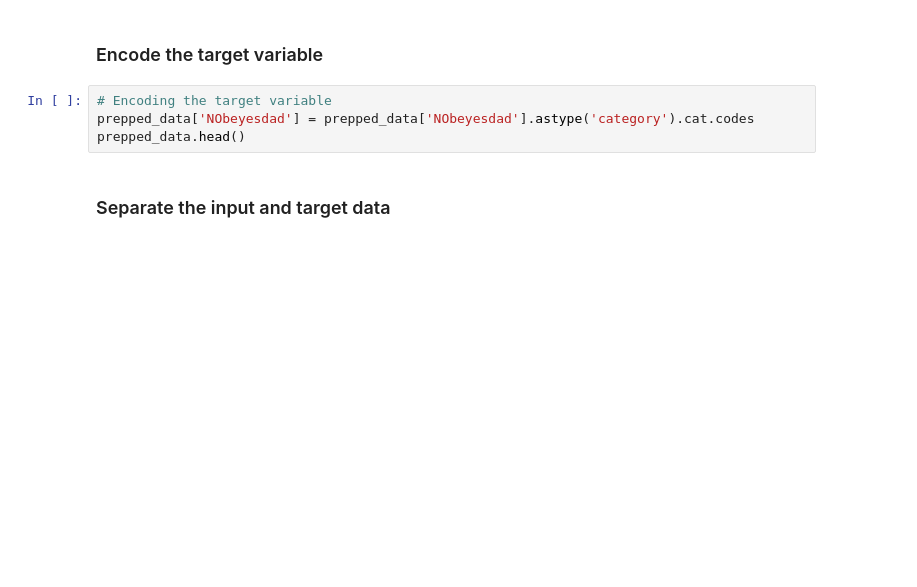
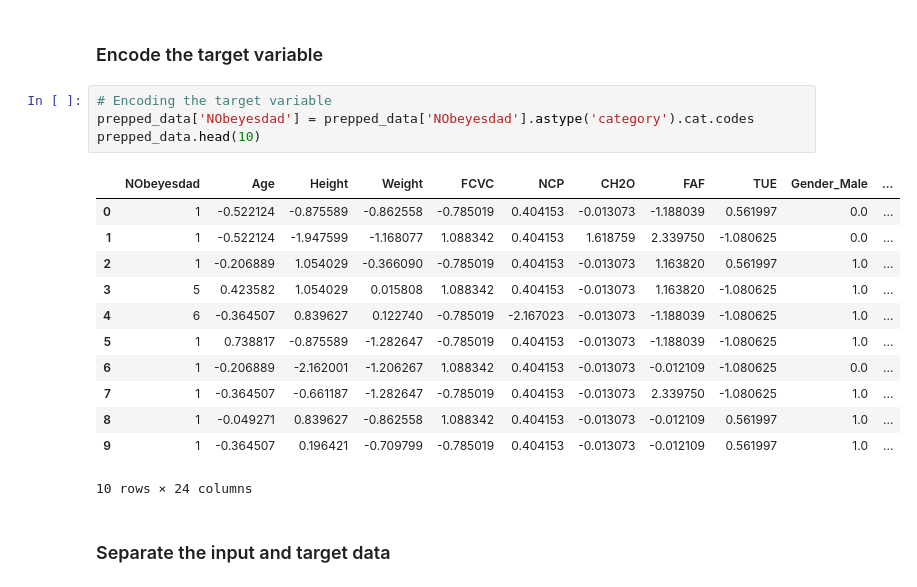
Before and after one commit to AhmadTawil1/ibm-machine-learning, a Jupyter notebook: module3-supervised-learning-models/Multi-class_Classification.ipynb, the cells around one changed output. Saved outputs shown, nothing was run; the diff lists cells and outputs as text; blank space fills up the shorter version.

```diff
--- a/module3-supervised-learning-models/Multi-class_Classification.ipynb
+++ b/module3-supervised-learning-models/Multi-class_Classification.ipynb
@@ -346,7 +387,20 @@ You will observe that all the categorical variables have now been modified to on
 # %%
 # Encoding the target variable
 prepped_data['NObeyesdad'] = prepped_data['NObeyesdad'].astype('category').cat.codes
-prepped_data.head()
+prepped_data.head(10)
+# %% [output]
+|  | NObeyesdad | Age | Height | Weight | FCVC | NCP | CH2O | FAF | TUE | Gender_Male | ... |
+| 0 | 1 | -0.522124 | -0.875589 | -0.862558 | -0.785019 | 0.404153 | -0.013073 | -1.188039 | 0.561997 | 0.0 | ... |
+| 1 | 1 | -0.522124 | -1.947599 | -1.168077 | 1.088342 | 0.404153 | 1.618759 | 2.339750 | -1.080625 | 0.0 | ... |
+| 2 | 1 | -0.206889 | 1.054029 | -0.366090 | -0.785019 | 0.404153 | -0.013073 | 1.163820 | 0.561997 | 1.0 | ... |
+| 3 | 5 | 0.423582 | 1.054029 | 0.015808 | 1.088342 | 0.404153 | -0.013073 | 1.163820 | -1.080625 | 1.0 | ... |
+| 4 | 6 | -0.364507 | 0.839627 | 0.122740 | -0.785019 | -2.167023 | -0.013073 | -1.188039 | -1.080625 | 1.0 | ... |
+| 5 | 1 | 0.738817 | -0.875589 | -1.282647 | -0.785019 | 0.404153 | -0.013073 | -1.188039 | -1.080625 | 1.0 | ... |
+| 6 | 1 | -0.206889 | -2.162001 | -1.206267 | 1.088342 | 0.404153 | -0.013073 | -0.012109 | -1.080625 | 0.0 | ... |
+| 7 | 1 | -0.364507 | -0.661187 | -1.282647 | -0.785019 | 0.404153 | -0.013073 | 2.339750 | -1.080625 | 1.0 | ... |
+| 8 | 1 | -0.049271 | 0.839627 | -0.862558 | 1.088342 | 0.404153 | -0.013073 | -0.012109 | 0.561997 | 1.0 | ... |
+| 9 | 1 | -0.364507 | 0.196421 | -0.709799 | -0.785019 | 0.404153 | -0.013073 | -0.012109 | 0.561997 | 1.0 | ... |
+10 rows × 24 columns
 # %% [markdown]
 ### Separate the input and target data
 # %%
```
Also changed, not shown: parts of 13 cells of this notebook.
